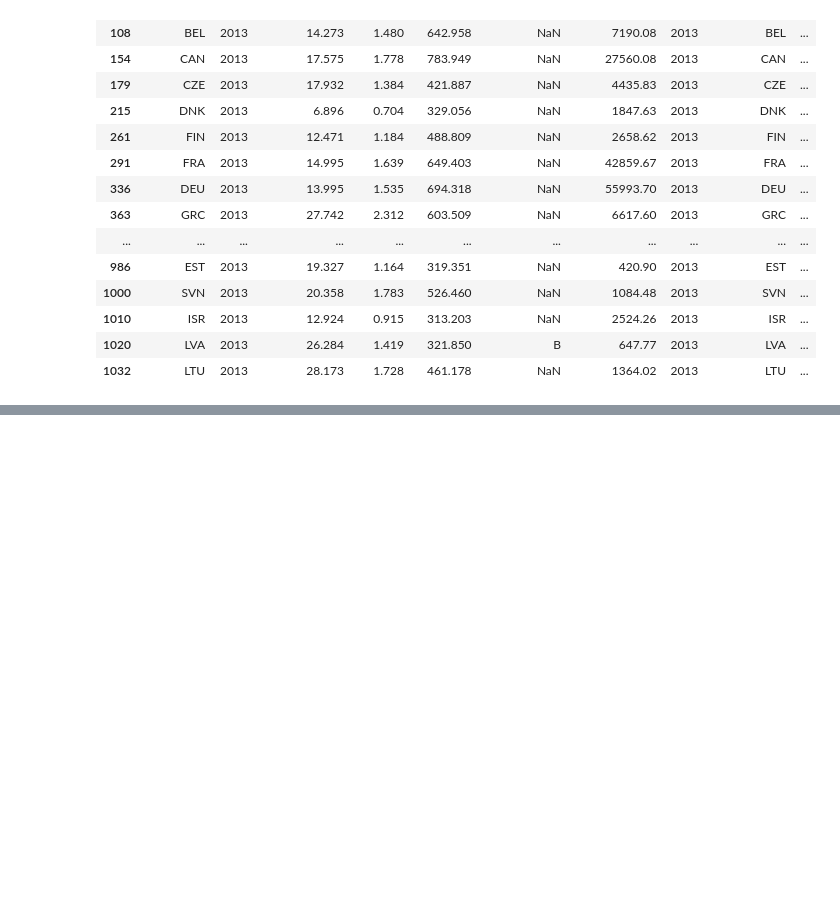
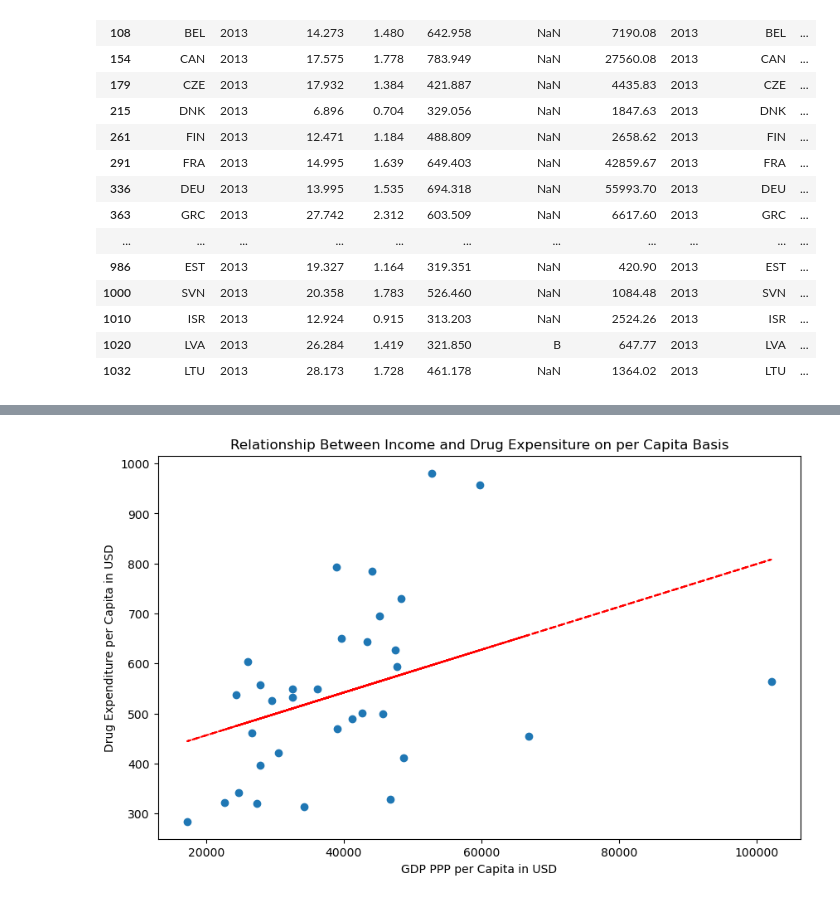
Before and after one commit to nikhsakhamuri/PYT303_PharmCost, a Jupyter notebook: FINAL Group Project - Code.ipynb, the cells around one changed output, grey strips where cells are left out. Cells and saved outputs as stored; diff of their text form; code cells hidden in the pictures; blank space fills up the shorter version.

```diff
--- a/FINAL Group Project - Code.ipynb
+++ b/FINAL Group Project - Code.ipynb
@@ -312,0 +320,16 @@ plot_embeddings(M_reduced_plot_test, word2Ind_plot_test, words)
+# %%
+x = np.arange(0, 10, 0.1)
+y1 = 0.05 * x**2
+y2 = -1 *y1
+
+fig, ax1 = plt.subplots()
+
+ax2 = ax1.twinx()
+ax1.plot(x, y1, 'g-')
+ax2.plot(x, y2, 'b-')
+
+ax1.set_xlabel('X data')
+ax1.set_ylabel('Y1 data', color='g')
+ax2.set_ylabel('Y2 data', color='b')
+
+plt.show()
@@ -312,0 +375,20 @@ plot_embeddings(M_reduced_plot_test, word2Ind_plot_test, words)
+# %%
+f = plt.figure()
+f.set_figwidth(10)
+f.set_figheight(6)
+
+plt.scatter(x, y)
+
+z = np.polyfit(x, y, 1)
+p = np.poly1d(z)
+plt.plot(x,p(x),"r--")
+
+plt.title('Relationship Between Income and Drug Expensiture on per Capita Basis')
+plt.xlabel('GDP PPP per Capita in USD')
+plt.ylabel('Drug Expenditure per Capita in USD')
+
+
+
+plt.show()
+# %% [output]
+[figure, added]
```
Also changed, not shown: parts of 10 cells of this notebook.
